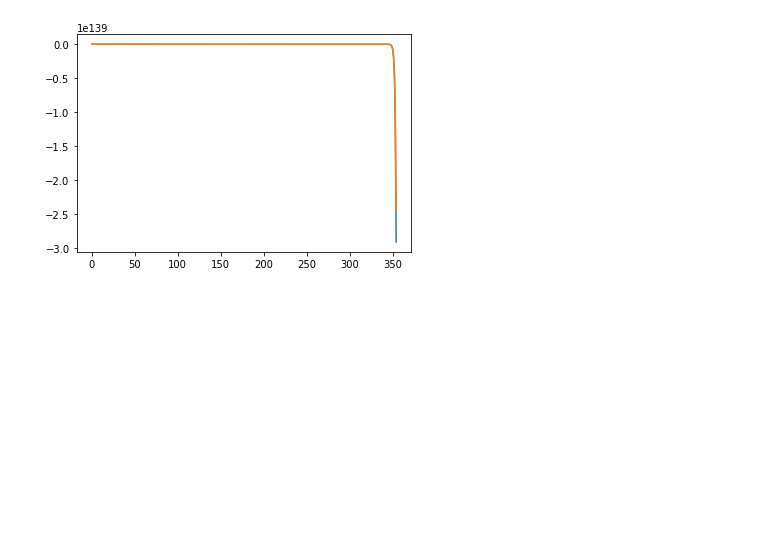
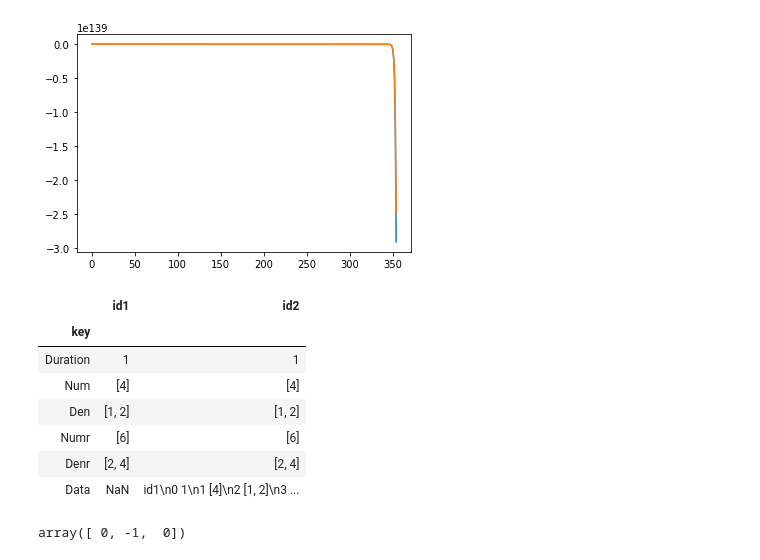
Before and after one commit to garretthnel/Model-Identification, a Jupyter notebook: Method_Tests.ipynb, the cells around one changed output. Drawn from its saved outputs; the diff is of its cells as text; code cells hidden in the pictures; blank space fills up the shorter version.

```diff
--- a/Method_Tests.ipynb
+++ b/Method_Tests.ipynb
@@ -167,3 +170,59 @@ C = [[1.]]
 D = [[0.14353676]]
 [<matplotlib.lines.Line2D at 0x...>]
 [figure]
+# %%
+# results format:
+import matplotlib.pyplot as plt
+df0 = pandas.DataFrame({'key': ['Duration', 'Num', 'Den', 'Numr', 'Denr', 'Data']})
+# df3 = pandas.read_csv('test.csv')
+# df3 = df3.set_index('Time')
+df1 = pandas.DataFrame({'id1': [1, [4], [1,2], [6], [2,4]]})#, df3]})
+df2 = pandas.DataFrame({'id2': [1, [4], [1,2], [6], [2,4], df1]})
+
+df = pandas.concat([df0, df1, df2], axis=1)
+df = df.set_index('key')
+# plt.plot(df['id1']['Data']['Y Estimate'])
+
+df.to_csv('restest.csv')
+df = pandas.read_csv('restest.csv')
+df = df.set_index('key')
+# plt.plot(df['id1']['Data']['Y Estimate'])
+df
+# %% [output]
+|  | id1 | id2 |
+| key |  |  |
+| Duration | 1 | 1 |
+| Num | [4] | [4] |
+| Den | [1, 2] | [1, 2] |
+| Numr | [6] | [6] |
+| Denr | [2, 4] | [2, 4] |
+| Data | NaN | id1\n0 1\n1 [4]\n2 [1, 2]\n3 ... |
+# %%
+import json
+import numpy
+
+run = {
+     "Technique": "Diferential Evolution",
+     "Input": "Step",
+     "Noise": "None",
+     "Duration": 600,
+     "Num": [1],
+     "Den": [1,0,1],
+     "Num Est": [1],
+     "Den Est": [1,0,1],
+     "Time": [60],
+     "Y": [1],
+     "U": [1],
+     "Y Est": [1],
+     "History": [1]
+}
+
+with open('run.json', 'w') as f:
+    json.dump(run, f)
+
+with open('run.json', 'r') as f:
+     run_read = json.load(f)
+
+numpy.array(run_read['Den']) - run_read['Den'][0]
+# %% [output]
+array([ 0, -1,  0])
```
Also changed, not shown: parts of 2 cells of this notebook, 4 other files.
